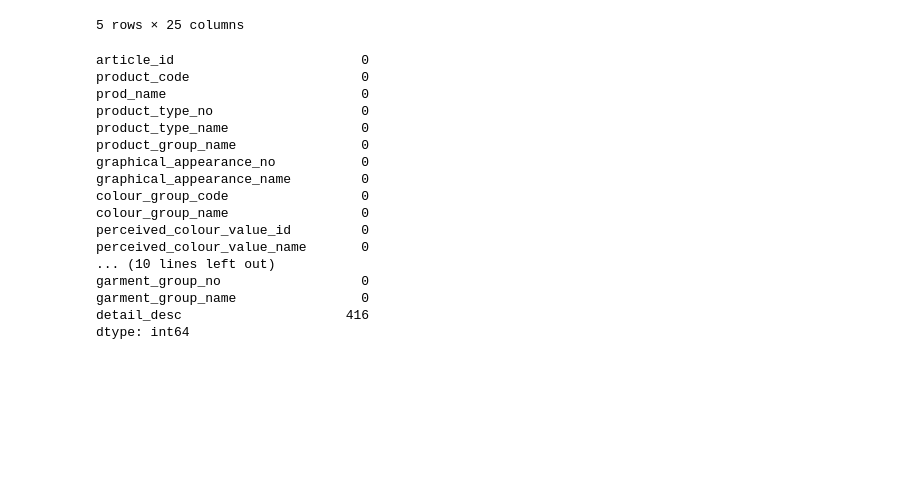
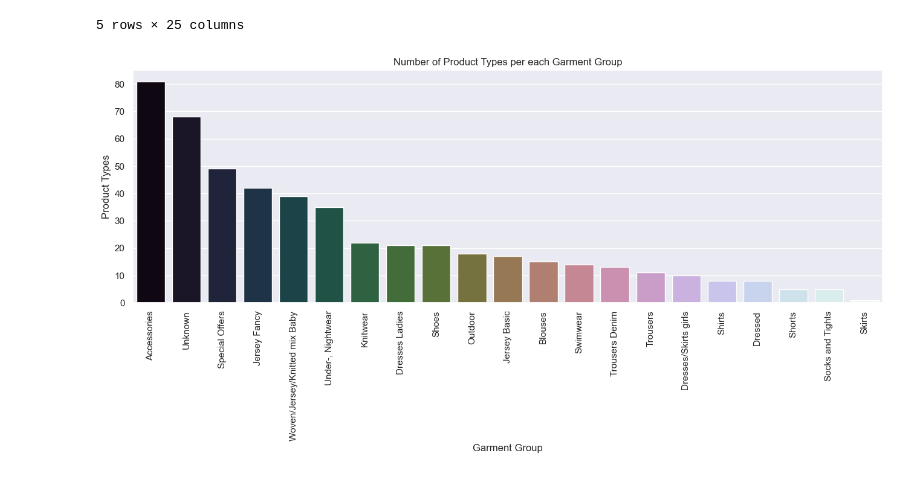
Before and after one commit to daohuyhoang9119/TMDT, a Jupyter notebook: main.ipynb, the cells around one changed output. Saved outputs shown, nothing was run; the diff lists cells and outputs as text; code cells hidden in the pictures; blank space fills up the shorter version.

Commit message:
update csv and do some analyze this data

```diff
--- a/main.ipynb
+++ b/main.ipynb
@@ -40,24 +31,15 @@ Columns of articles data frame: ['article_id', 'product_code', 'prod_name', 'pro
 | 3 | 110065001 | 110065 | OP T-shirt (Idro) | 306 | Bra | Underwear | ... |
 | 4 | 110065002 | 110065 | OP T-shirt (Idro) | 306 | Bra | Underwear | ... |
 5 rows × 25 columns
-# %%
-##Analyzing the impact of missing values
-articles_df.isnull().sum()
-# %% [output]
-article_id                        0
-product_code                      0
-prod_name                         0
-product_type_no                   0
-product_type_name                 0
-product_group_name                0
-graphical_appearance_no           0
-graphical_appearance_name         0
-colour_group_code                 0
-colour_group_name                 0
-perceived_colour_value_id         0
-perceived_colour_value_name       0
-... (10 lines left out)
-garment_group_no                  0
-garment_group_name                0
-detail_desc                     416
-dtype: int64
+# %%
+temp = articles_df.groupby(["garment_group_name"])["product_type_name"].unique()
+df = pd.DataFrame({"Garment Group": temp.index, "Product Types": temp.values})
+df = df.sort_values(["Product Types"], ascending=False)
+plt.figure(figsize=(16, 5))
+plt.title("Number of Product Types per each Garment Group")
+s = sns.barplot(x="Garment Group", y="Product Types", data=df, palette="cubehelix")
+s.set_xticklabels(s.get_xticklabels(), rotation=45)
+locs, labels = plt.xticks()
+plt.show()
+# %% [output]
+[figure, added]
```
Also changed, not shown: parts of 3 cells of this notebook.
